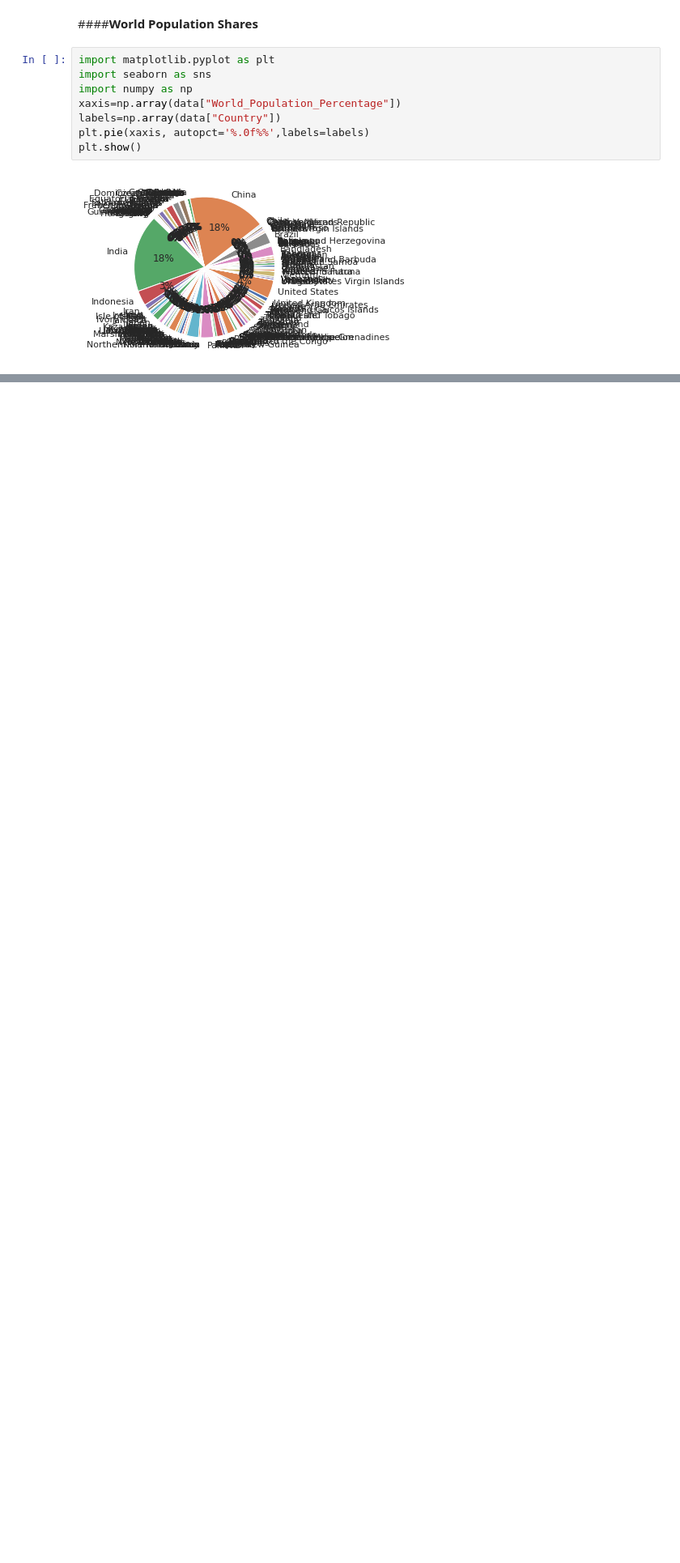
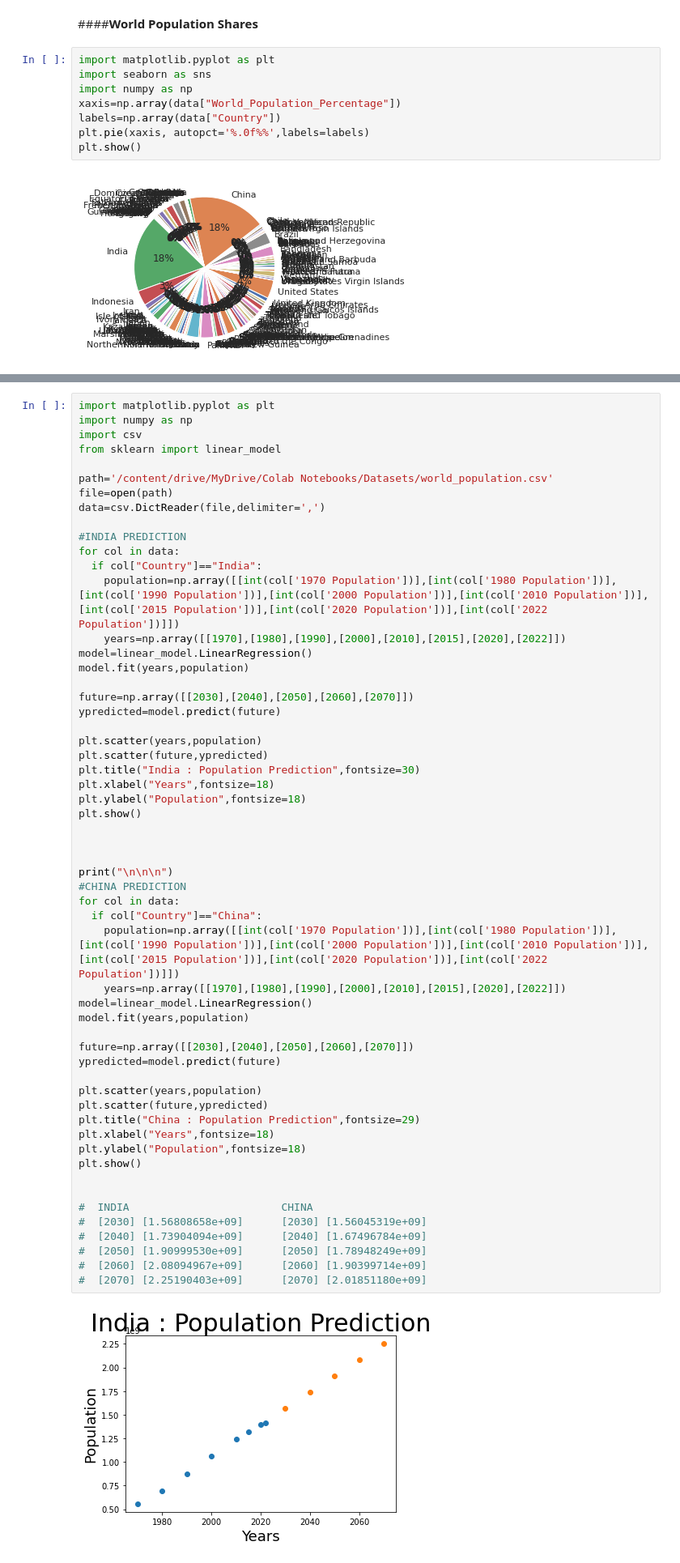
Before and after one commit to nagendrakamesh/MyProjects, a Jupyter notebook: World_Population.ipynb, the cells around one changed output, grey strips where cells are left out. Shown at 81% size. Cells and saved outputs as stored; diff of their text form; blank space fills up the shorter version.

```diff
--- a/World_Population.ipynb
+++ b/World_Population.ipynb
@@ -468,0 +476,58 @@ plt.show()
+# %%
+import matplotlib.pyplot as plt
+import numpy as np
+import csv
+from sklearn import linear_model
+
+path='/content/drive/MyDrive/Colab Notebooks/Datasets/world_population.csv'
+file=open(path)
+data=csv.DictReader(file,delimiter=',')
+
+#INDIA PREDICTION
+for col in data:
+  if col["Country"]=="India":
+    population=np.array([[int(col['1970 Population'])],[int(col['1980 Population'])],[int(col['1990 Population'])],[int(col['2000 Population'])],[int(col['2010 Population'])],[int(col['2015 Population'])],[int(col['2020 Population'])],[int(col['2022 Population'])]])
+    years=np.array([[1970],[1980],[1990],[2000],[2010],[2015],[2020],[2022]])
+model=linear_model.LinearRegression()
+model.fit(years,population)
+
+future=np.array([[2030],[2040],[2050],[2060],[2070]])
+ypredicted=model.predict(future)
+
+plt.scatter(years,population)
+plt.scatter(future,ypredicted)
+plt.title("India : Population Prediction",fontsize=30)
+plt.xlabel("Years",fontsize=18)
+plt.ylabel("Population",fontsize=18)
+plt.show()
+
+
+
+print("\n\n\n")
+#CHINA PREDICTION
+for col in data:
+  if col["Country"]=="China":
+    population=np.array([[int(col['1970 Population'])],[int(col['1980 Population'])],[int(col['1990 Population'])],[int(col['2000 Population'])],[int(col['2010 Population'])],[int(col['2015 Population'])],[int(col['2020 Population'])],[int(col['2022 Population'])]])
+    years=np.array([[1970],[1980],[1990],[2000],[2010],[2015],[2020],[2022]])
+model=linear_model.LinearRegression()
+model.fit(years,population)
+
+future=np.array([[2030],[2040],[2050],[2060],[2070]])
+ypredicted=model.predict(future)
+
+plt.scatter(years,population)
+plt.scatter(future,ypredicted)
+plt.title("China : Population Prediction",fontsize=29)
+plt.xlabel("Years",fontsize=18)
+plt.ylabel("Population",fontsize=18)
+plt.show()
+
+
+#  INDIA                        CHINA
+#  [2030] [1.56808658e+09]      [2030] [1.56045319e+09]
+#  [2040] [1.73904094e+09]      [2040] [1.67496784e+09]
+#  [2050] [1.90999530e+09]      [2050] [1.78948249e+09]
+#  [2060] [2.08094967e+09]      [2060] [1.90399714e+09]
+#  [2070] [2.25190403e+09]      [2070] [2.01851180e+09]
+# %% [output]
+[figure, added]
```
Also changed, not shown: parts of 3 cells of this notebook.
